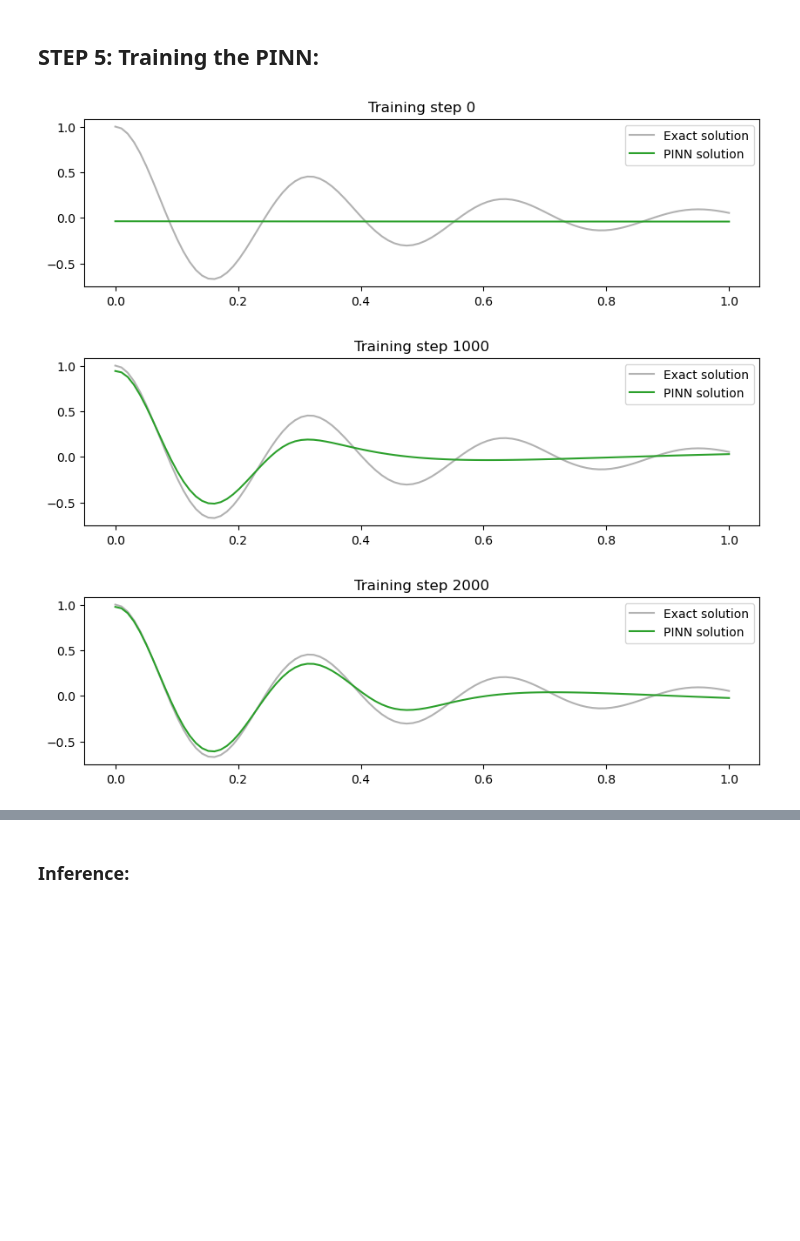
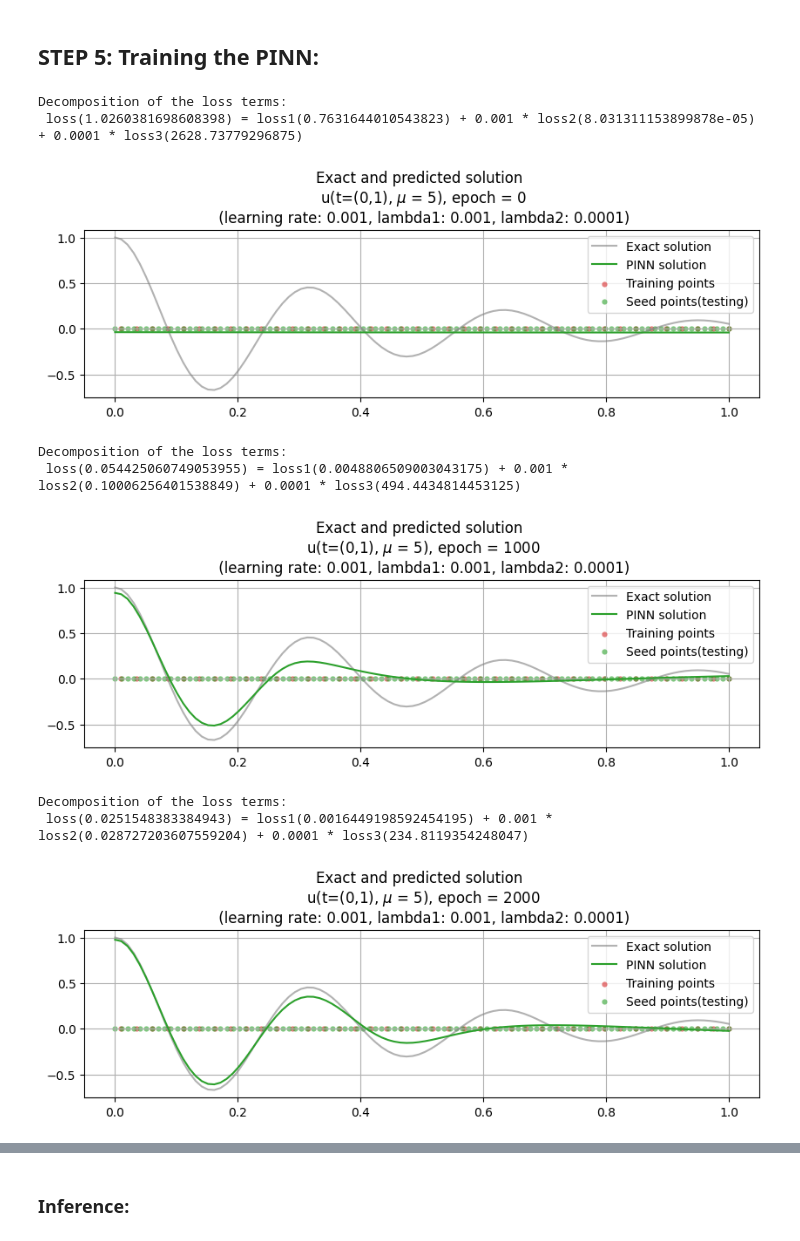
Before and after one commit to luiscssza/PINNS, a Jupyter notebook: BM/PINN_1D_oscillator_Luis.ipynb, the cells around one changed output, grey strips where cells are left out. Cells and saved outputs as stored; diff of their text form; code cells hidden in the pictures; blank space fills up the shorter version.

```diff
--- a/BM/PINN_1D_oscillator_Luis.ipynb
+++ b/BM/PINN_1D_oscillator_Luis.ipynb
@@ -371,64 +447,90 @@ optimizer = torch.optim.Adam(model.parameters(), lr= learning_rate)
 ## STEP 5: Training the PINN:
 # %%
 epochs = 20001
+start = time.time()
 # Creation of the variables loss1_history, loss2_history and loss3_history for printing the evolution of the contribution of every loss term:
-loss1_history = []
-loss2_history = []
-loss3_history = []
+loss_ic1_history = []
+loss_ic2_history = []
+loss_differential_equation_history = []
 
 for i in range(epochs):
     optimizer.zero_grad()
 
     # compute initial condition 1 loss:
     ic1_predicted= model(ic1_t_mu)
     loss_ic1 = torch.mean((ic1_predicted - ic1_scope)**2)
+    loss_ic1_history.append(loss_ic1.item())
+
 
     # compute initial condition 2 loss:
     du_dtdmu_initial = torch.autograd.grad(outputs = ic1_predicted, inputs = ic1_t_mu, grad_outputs= torch.ones_like(ic1_predicted), create_graph= True)[0]
     ic2_du_dt, ic2_du_dmu = du_dtdmu_initial[:, 0:1], du_dtdmu_initial[:,1:2]
     loss_ic2 = torch.mean((ic2_du_dt- ic2_scope)**2)
+    loss_ic2_history.append(loss_ic2.item())
 
     # compute physic loss:
     physic_domain_predicted = model(physic_domain_t_mu)
     physic_domain_du_dtdmu = torch.autograd.grad(outputs = physic_domain_predicted, inputs = physic_domain_t_mu, grad_outputs= torch.ones_like(physic_domain_predicted), create_graph= True)[0]
     physic_domain_d2u_d2t_d2mu = torch.autograd.grad(outputs = physic_domain_du_dtdmu[:,0:1], inputs = physic_domain_t_mu, grad_outputs= torch.ones_like(physic_domain_du_dtdmu[:,0:1]), create_graph= True)[0]
-    loss_differential_equation_1 = torch.mean( (physic_domain_d2u_d2t_d2mu[:,0:1] + physic_domain_t_mu[:,1:2] * physic_domain_du_dtdmu[:,0:1] + k * physic_domain_predicted )**2)
+    loss_differential_equation = torch.mean( (physic_domain_d2u_d2t_d2mu[:,0:1] + physic_domain_t_mu[:,1:2] * physic_domain_du_dtdmu[:,0:1] + k * physic_domain_predicted )**2)
+    loss_differential_equation_history.append(loss_differential_equation.item())
 
-    loss_1 = loss_ic1 + lambda1 * loss_ic2 + lambda2 * loss_differential_equation_1
+    loss = loss_ic1 + lambda1 * loss_ic2 + lambda2 * loss_differential_equation
 
-    loss_1.backward()
+    loss.backward()
     optimizer.step()
 
 
     if i%1000 == 0:
+        print(f'Decomposition of the loss terms: \n loss({loss}) = loss1({loss_ic1}) + {lambda1} * loss2({loss_ic2}) + {lambda2} * loss3({loss_differential_equation})')
+
         test_predicted = model(test_in_t_constant_mu)
 
         plt.figure(figsize=(10,2.5))
-#plt.scatter(physics_t_frict_coeff.detach().cpu()[0:physics_t_points, 0],
-#                    torch.zeros_like(physics_t_frict_coeff.cpu())[0:physics_t_points, 0],
-#                    s=20,
-#                    linewidth=0,
-#                    color="tab:green",
-#                    alpha=0.6)
-#plt.scatter(initial_t_frict_coeff.detach().cpu()[:, 0],
-#                    torch.zeros_like(initial_t_frict_coeff.cpu())[:, 0],
-#                    s=100,
-#                    linewidth=0,
-#                    color="tab:red",
-#                    alpha=0.6)
         plt.plot(test_in_t_mu[0].detach().numpy(),
                  u_exact,
                  label="Exact solution",
                  color="tab:grey",
-                 alpha=0.6)
-        plt.plot(test_in_t_mu[0],
-                 test_predicted[:,0].detach().numpy(),
-                 label="PINN solution",
-                 color="tab:green")
-        plt.title(f"Training step {i}")
+                 alpha=0.6
+        )
+        plt.plot(
+                test_in_t_mu[0],
+                test_predicted[:,0].detach().numpy(),
+                label="PINN solution",
+                color="tab:green"
+        )
+        plt.scatter(
+                    physic_in_t_mu[0].detach().numpy(),
+                    torch.zeros_like(physic_in_t_mu[0]),
+                    s=20,
+                    lw=0,
+                    color="tab:red",
+                    alpha=0.6,
+                    label= "Training points"
+        )
+        plt.scatter(
+                    test_in_t_mu[0],
+                    torch.zeros_like(test_in_t_mu[0]),
+                    s=20,
+                    lw=0,
+                    color="tab:green",
+                    alpha=0.6,
+                    label= "Seed points(testing)"
+        )
+        plt.title(f"Exact and predicted solution \n u(t=(0,1), $\mu$ = {test_mu}), epoch = {i} \n (learning rate: {learning_rate}, lambda1: {lambda1}, lambda2: {lambda2})")
+        plt.grid()
         plt.legend()
         plt.show()
+end = time.time()
+execution_time = (end - start)
+print(f"Training elapsed time (s): {execution_time}")
 # %% [output]
+Decomposition of the loss terms:
+ loss(1.0260381698608398) = loss1(0.7631644010543823) + 0.001 * loss2(8.031311153899878e-05) + 0.0001 * loss3(2628.73779296875)
-[figure, old version]
+[figure, new version]
+Decomposition of the loss terms:
+ loss(0.054425060749053955) = loss1(0.0048806509003043175) + 0.001 * loss2(0.10006256401538849) + 0.0001 * loss3(494.4434814453125)
-[figure, old version]
+[figure, new version]
+Decomposition of the loss terms:
+ loss(0.0251548383384943) = loss1(0.0016449198592454195) + 0.001 * loss2(0.028727203607559204) + 0.0001 * loss3(234.8119354248047)
-[figure, old version]
+[figure, new version]
```
Also changed, not shown: parts of 27 cells of this notebook, 2 other files.
